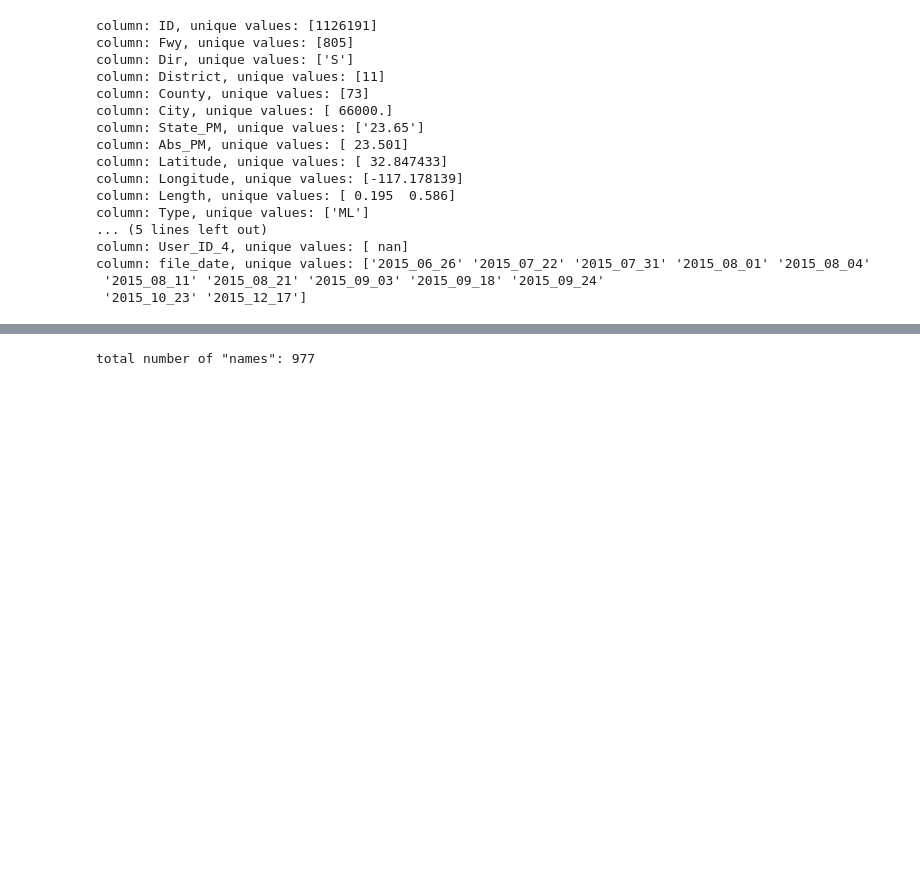
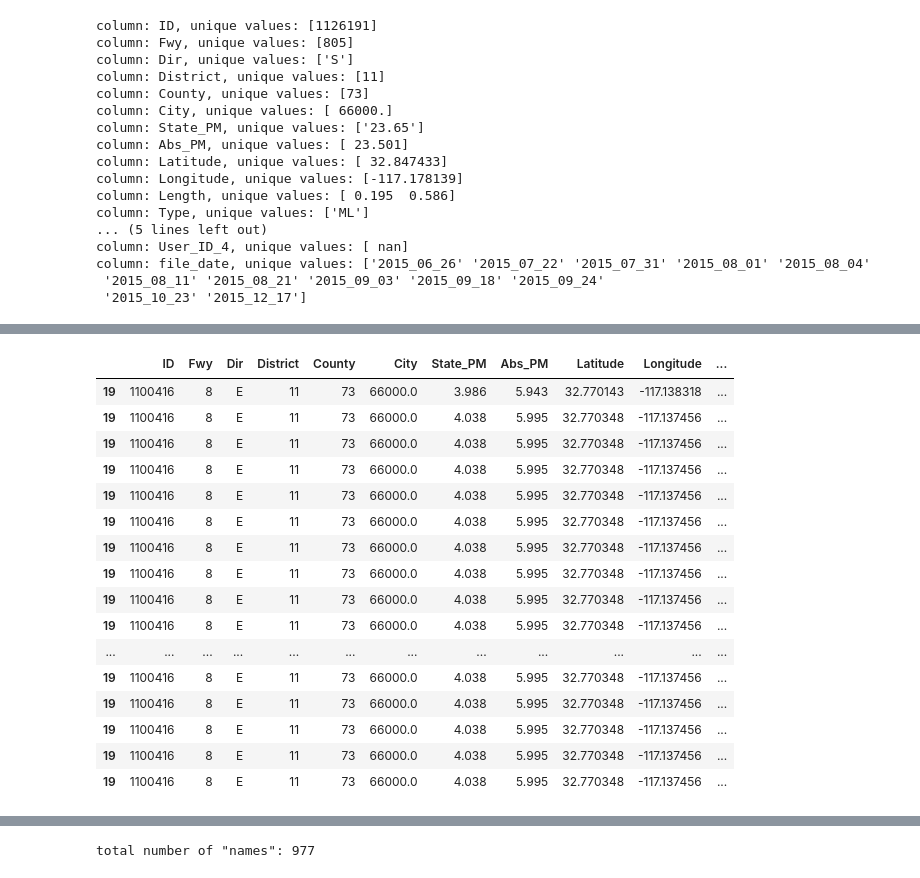
Before and after one commit to abrespect/DSE_Cohort2_Traffic_Capstone, a Jupyter notebook: C2 Exploratory/Explore Data including Sensor Health.ipynb, the cells around one changed output, grey strips where cells are left out. Saved outputs shown, nothing was run; the diff lists cells and outputs as text; code cells hidden in the pictures; blank space fills up the shorter version.

```diff
--- a/C2 Exploratory/Explore Data including Sensor Health.ipynb
+++ b/C2 Exploratory/Explore Data including Sensor Health.ipynb
@@ -129,0 +177,20 @@ This implies that the entire set of metadata is rewritten at some interval or wh
+# %%
+tmp[tmp.ID == 1100416]
+# %% [output]
+|  | ID | Fwy | Dir | District | County | City | State_PM | Abs_PM | Latitude | Longitude | ... |
+| 19 | 1100416 | 8 | E | 11 | 73 | 66000.0 | 3.986 | 5.943 | 32.770143 | -117.138318 | ... |
+| 19 | 1100416 | 8 | E | 11 | 73 | 66000.0 | 4.038 | 5.995 | 32.770348 | -117.137456 | ... |
+| 19 | 1100416 | 8 | E | 11 | 73 | 66000.0 | 4.038 | 5.995 | 32.770348 | -117.137456 | ... |
+| 19 | 1100416 | 8 | E | 11 | 73 | 66000.0 | 4.038 | 5.995 | 32.770348 | -117.137456 | ... |
+| 19 | 1100416 | 8 | E | 11 | 73 | 66000.0 | 4.038 | 5.995 | 32.770348 | -117.137456 | ... |
+| 19 | 1100416 | 8 | E | 11 | 73 | 66000.0 | 4.038 | 5.995 | 32.770348 | -117.137456 | ... |
+| 19 | 1100416 | 8 | E | 11 | 73 | 66000.0 | 4.038 | 5.995 | 32.770348 | -117.137456 | ... |
+| 19 | 1100416 | 8 | E | 11 | 73 | 66000.0 | 4.038 | 5.995 | 32.770348 | -117.137456 | ... |
+| 19 | 1100416 | 8 | E | 11 | 73 | 66000.0 | 4.038 | 5.995 | 32.770348 | -117.137456 | ... |
+| 19 | 1100416 | 8 | E | 11 | 73 | 66000.0 | 4.038 | 5.995 | 32.770348 | -117.137456 | ... |
+| ... | ... | ... | ... | ... | ... | ... | ... | ... | ... | ... | ... |
+| 19 | 1100416 | 8 | E | 11 | 73 | 66000.0 | 4.038 | 5.995 | 32.770348 | -117.137456 | ... |
+| 19 | 1100416 | 8 | E | 11 | 73 | 66000.0 | 4.038 | 5.995 | 32.770348 | -117.137456 | ... |
+| 19 | 1100416 | 8 | E | 11 | 73 | 66000.0 | 4.038 | 5.995 | 32.770348 | -117.137456 | ... |
+| 19 | 1100416 | 8 | E | 11 | 73 | 66000.0 | 4.038 | 5.995 | 32.770348 | -117.137456 | ... |
+| 19 | 1100416 | 8 | E | 11 | 73 | 66000.0 | 4.038 | 5.995 | 32.770348 | -117.137456 | ... |
```
Also changed, not shown: parts of 5 cells of this notebook.
